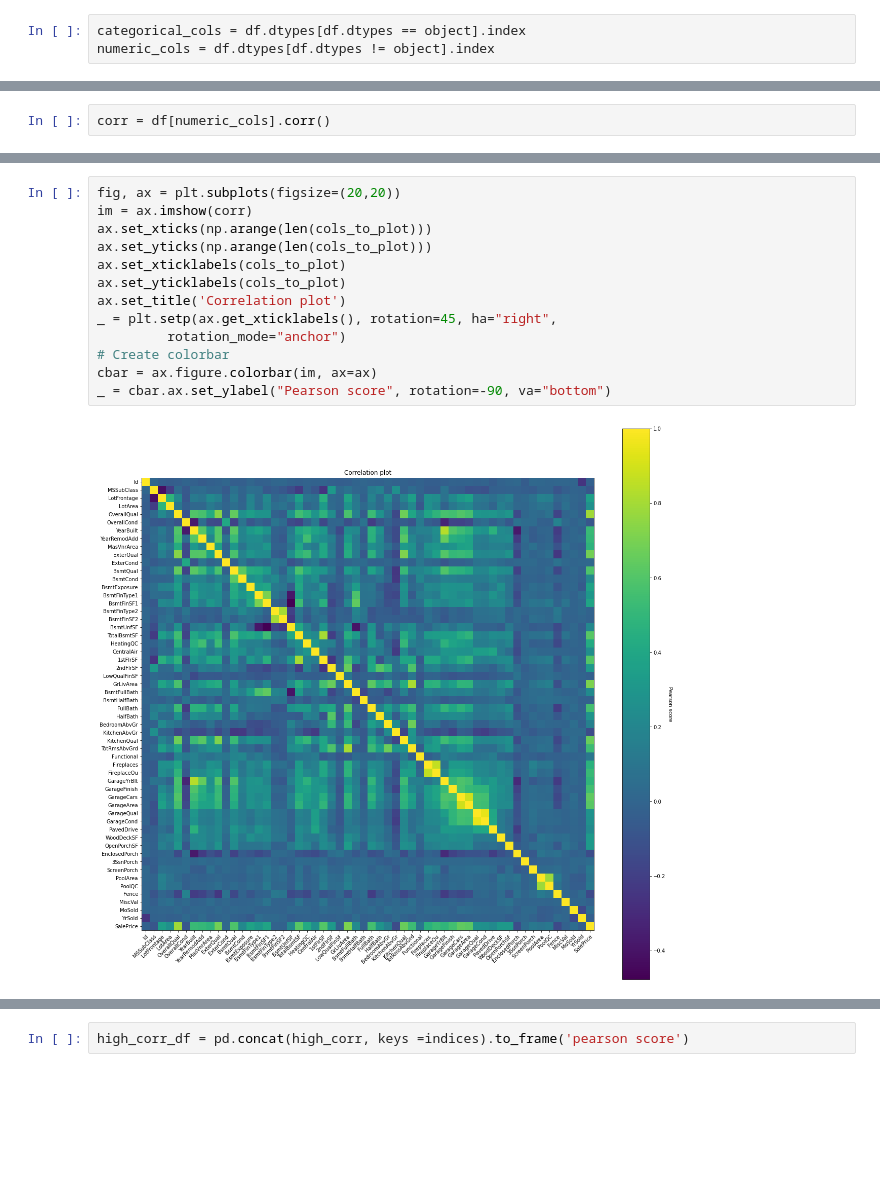
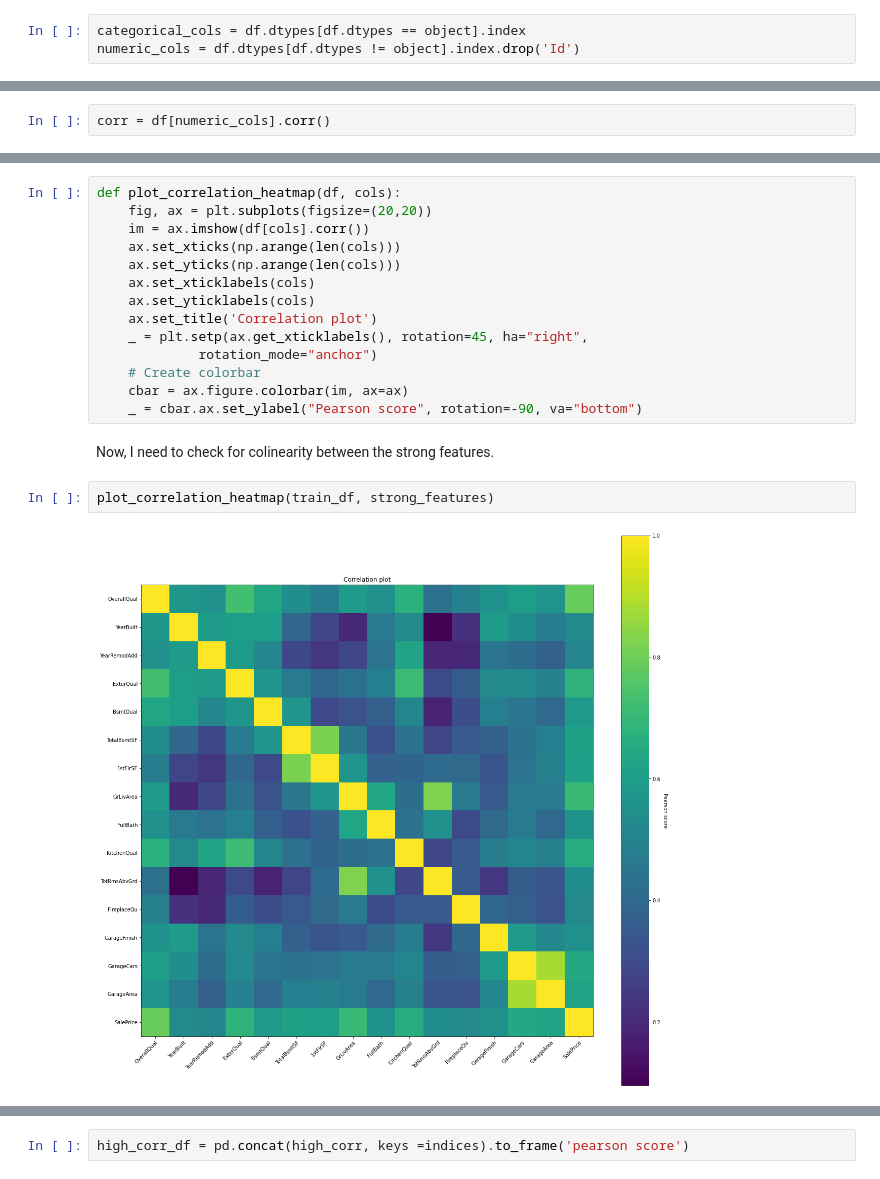
Before and after one commit to jaykye/HousePricePrediction, a Jupyter notebook: main.ipynb, the cells around one changed output, grey strips where cells are left out. Saved outputs shown, nothing was run; the diff lists cells and outputs as text; blank space fills up the shorter version.

```diff
--- a/main.ipynb
+++ b/main.ipynb
@@ -123,4 +143,4 @@ train_df = df[:len(train_df)]
 test_df = df[len(train_df):].drop(columns=['SalePrice'])
 # %%
 categorical_cols = df.dtypes[df.dtypes == object].index
-numeric_cols = df.dtypes[df.dtypes != object].index
+numeric_cols = df.dtypes[df.dtypes != object].index.drop('Id')
@@ -139,15 +199,20 @@ corr = df[numeric_cols].corr()
 # %%
-fig, ax = plt.subplots(figsize=(20,20))
-im = ax.imshow(corr)
-ax.set_xticks(np.arange(len(cols_to_plot)))
-ax.set_yticks(np.arange(len(cols_to_plot)))
-ax.set_xticklabels(cols_to_plot)
-ax.set_yticklabels(cols_to_plot)
-ax.set_title('Correlation plot')
-_ = plt.setp(ax.get_xticklabels(), rotation=45, ha="right",
-         rotation_mode="anchor")
-# Create colorbar
-cbar = ax.figure.colorbar(im, ax=ax)
-_ = cbar.ax.set_ylabel("Pearson score", rotation=-90, va="bottom")
+def plot_correlation_heatmap(df, cols):
+    fig, ax = plt.subplots(figsize=(20,20))
+    im = ax.imshow(df[cols].corr())
+    ax.set_xticks(np.arange(len(cols)))
+    ax.set_yticks(np.arange(len(cols)))
+    ax.set_xticklabels(cols)
+    ax.set_yticklabels(cols)
+    ax.set_title('Correlation plot')
+    _ = plt.setp(ax.get_xticklabels(), rotation=45, ha="right",
+             rotation_mode="anchor")
+    # Create colorbar
+    cbar = ax.figure.colorbar(im, ax=ax)
+    _ = cbar.ax.set_ylabel("Pearson score", rotation=-90, va="bottom")
-# %% [output]
-[figure, removed]
+# %% [markdown]
+Now, I need to check for colinearity between the strong features.
+# %%
+plot_correlation_heatmap(train_df, strong_features)
+# %% [output]
+[figure, added]
```
Also changed, not shown: parts of 15 cells of this notebook.
